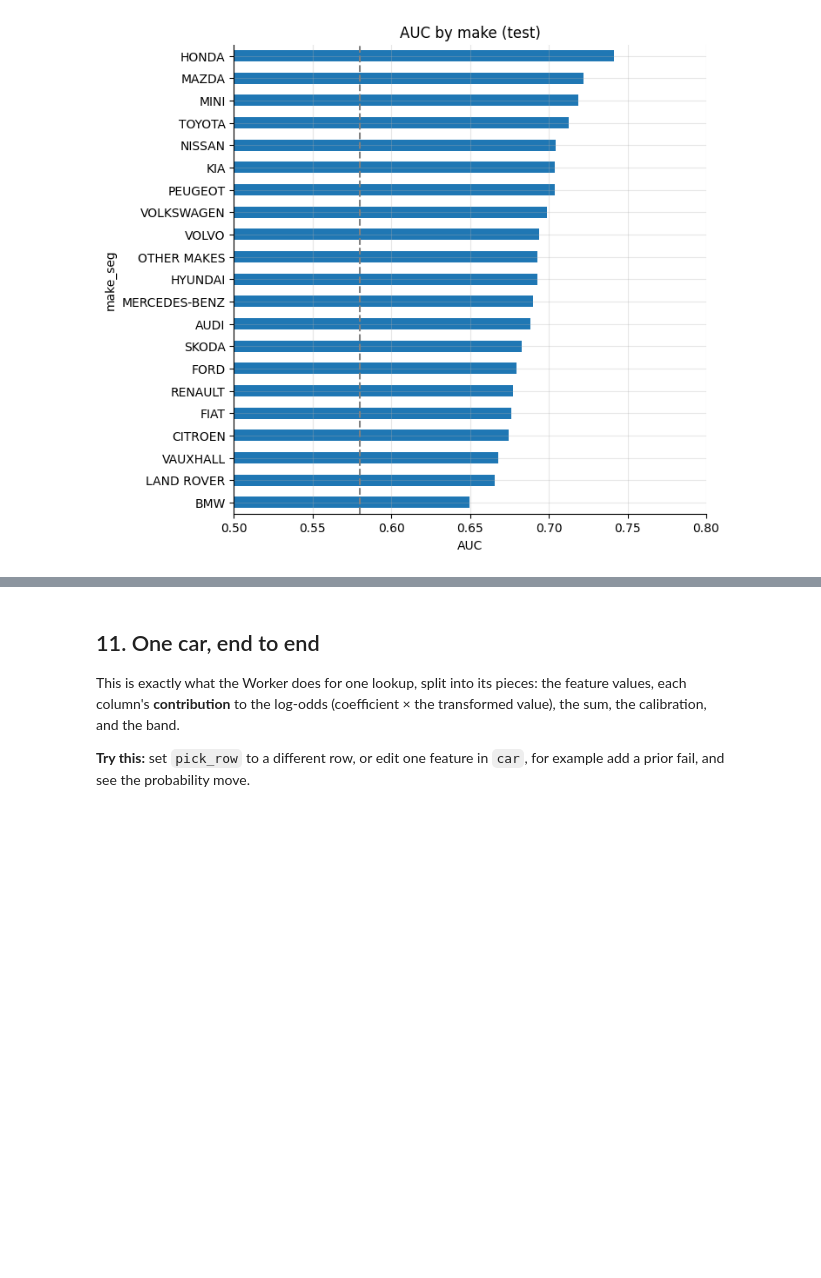
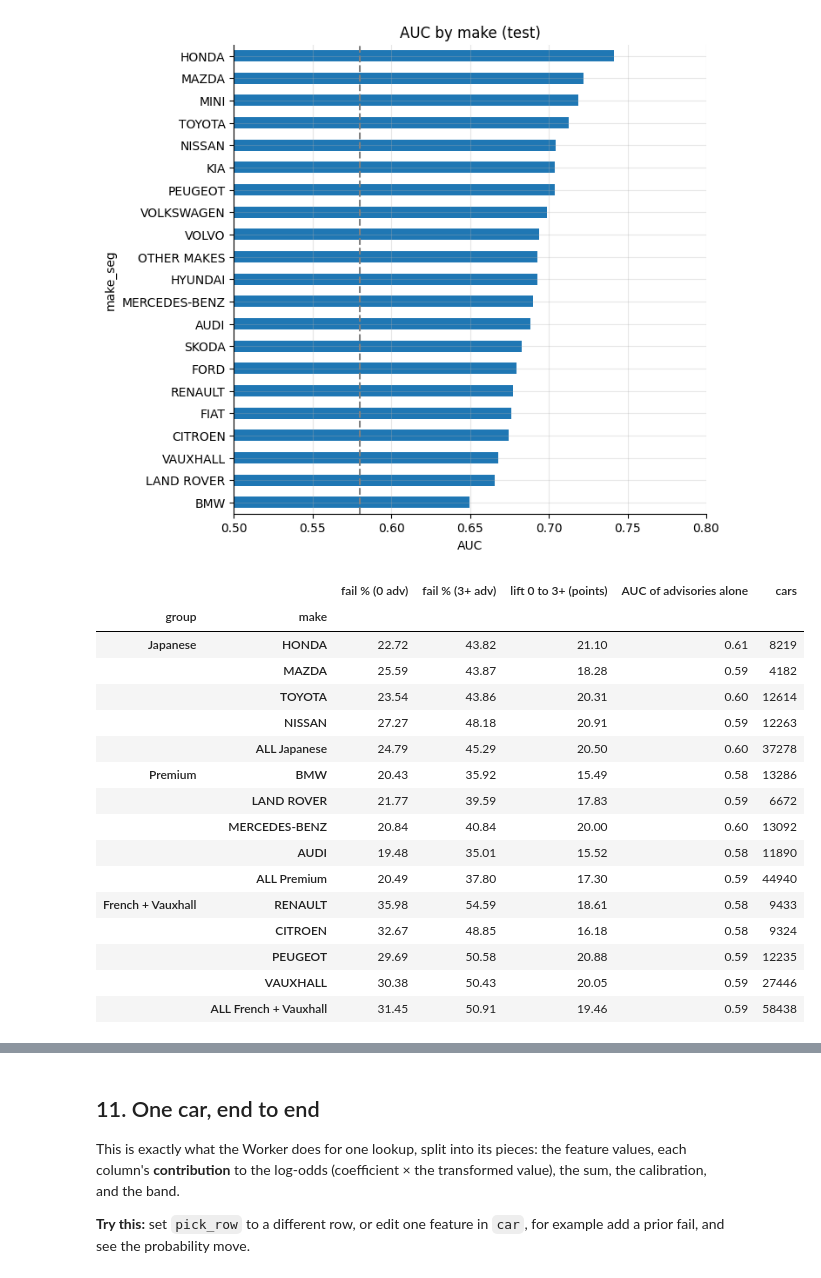
Before and after one commit to S-Azeem/MOT_failure_predictor_logistic, a Jupyter notebook: failure_model_walkthrough.ipynb, the cells around one changed output, grey strips where cells are left out. Cells and saved outputs as stored; diff of their text form; code cells hidden in the pictures; blank space fills up the shorter version.

```diff
--- a/failure_model_walkthrough.ipynb
+++ b/failure_model_walkthrough.ipynb
@@ -944,3 +944,39 @@ ax = auc_by_make.plot(kind="barh", figsize=(7, 7), title="AUC by make (test)")
 ax.axvline(0.58, ls="--", color="grey"); ax.set_xlabel("AUC"); ax.set_xlim(0.5, 0.8); plt.show()
 # %% [output]
 [figure]
+# %%
+groups = {"Japanese": ["HONDA", "MAZDA", "TOYOTA", "NISSAN"],
+          "Premium": ["BMW", "LAND ROVER", "MERCEDES-BENZ", "AUDI"],
+          "French + Vauxhall": ["RENAULT", "CITROEN", "PEUGEOT", "VAUXHALL"]}
+hist = train[train["prev_advisories"].notna()].copy()
+hist["adv_band"] = pd.cut(hist["prev_advisories"], [-1, 0, 2, 100], labels=["0", "1-2", "3+"])
+
+rows = []
+for gname, makes_in in groups.items():
+    for mk in makes_in + [gname]:
+        sub = hist[hist["make"].isin(makes_in)] if mk == gname else hist[hist["make"] == mk]
+        rates = sub.groupby("adv_band", observed=True)["target_failed"].mean() * 100
+        rows.append({"group": gname, "make": mk if mk != gname else f"ALL {gname}",
+                     "fail % (0 adv)": rates.get("0"), "fail % (3+ adv)": rates.get("3+"),
+                     "lift 0 to 3+ (points)": rates.get("3+") - rates.get("0"),
+                     "AUC of advisories alone": roc_auc_score(sub["target_failed"], sub["prev_advisories"]),
+                     "cars": len(sub)})
+pd.DataFrame(rows).set_index(["group", "make"]).round(2)
+# %% [output]
+|  |  | fail % (0 adv) | fail % (3+ adv) | lift 0 to 3+ (points) | AUC of advisories alone | cars |
+| group | make |  |  |  |  |  |
+| Japanese | HONDA | 22.72 | 43.82 | 21.10 | 0.61 | 8219 |
+|  | MAZDA | 25.59 | 43.87 | 18.28 | 0.59 | 4182 |
+|  | TOYOTA | 23.54 | 43.86 | 20.31 | 0.60 | 12614 |
+|  | NISSAN | 27.27 | 48.18 | 20.91 | 0.59 | 12263 |
+|  | ALL Japanese | 24.79 | 45.29 | 20.50 | 0.60 | 37278 |
+| Premium | BMW | 20.43 | 35.92 | 15.49 | 0.58 | 13286 |
+|  | LAND ROVER | 21.77 | 39.59 | 17.83 | 0.59 | 6672 |
+|  | MERCEDES-BENZ | 20.84 | 40.84 | 20.00 | 0.60 | 13092 |
+|  | AUDI | 19.48 | 35.01 | 15.52 | 0.58 | 11890 |
+|  | ALL Premium | 20.49 | 37.80 | 17.30 | 0.59 | 44940 |
+| French + Vauxhall | RENAULT | 35.98 | 54.59 | 18.61 | 0.58 | 9433 |
+|  | CITROEN | 32.67 | 48.85 | 16.18 | 0.58 | 9324 |
+|  | PEUGEOT | 29.69 | 50.58 | 20.88 | 0.59 | 12235 |
+|  | VAUXHALL | 30.38 | 50.43 | 20.05 | 0.59 | 27446 |
+|  | ALL French + Vauxhall | 31.45 | 50.91 | 19.46 | 0.59 | 58438 |
```
Also changed, not shown: parts of 1 cell of this notebook.
